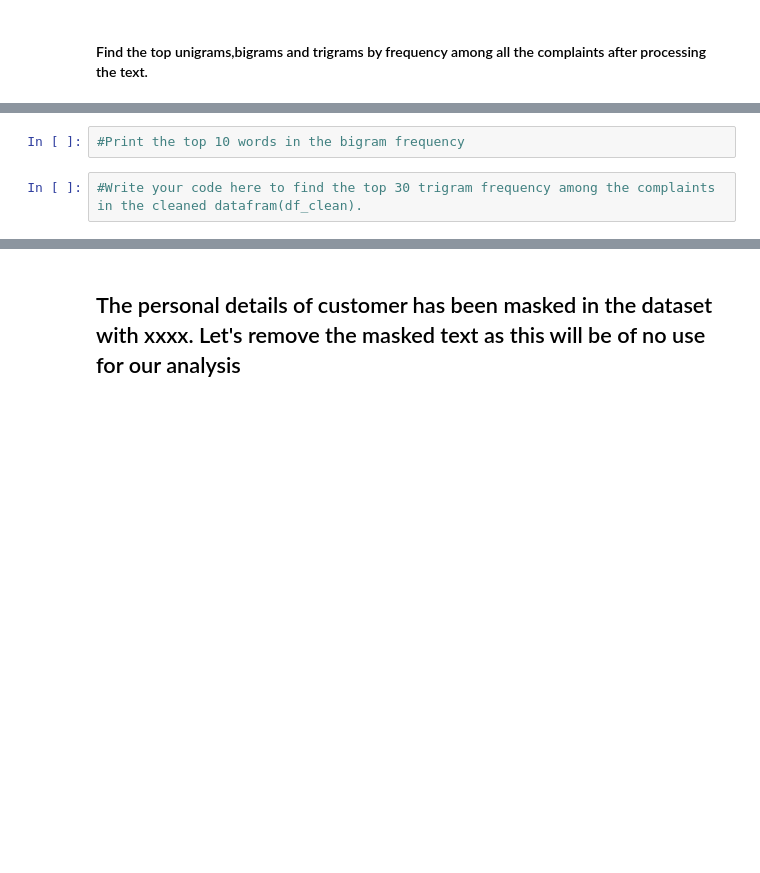
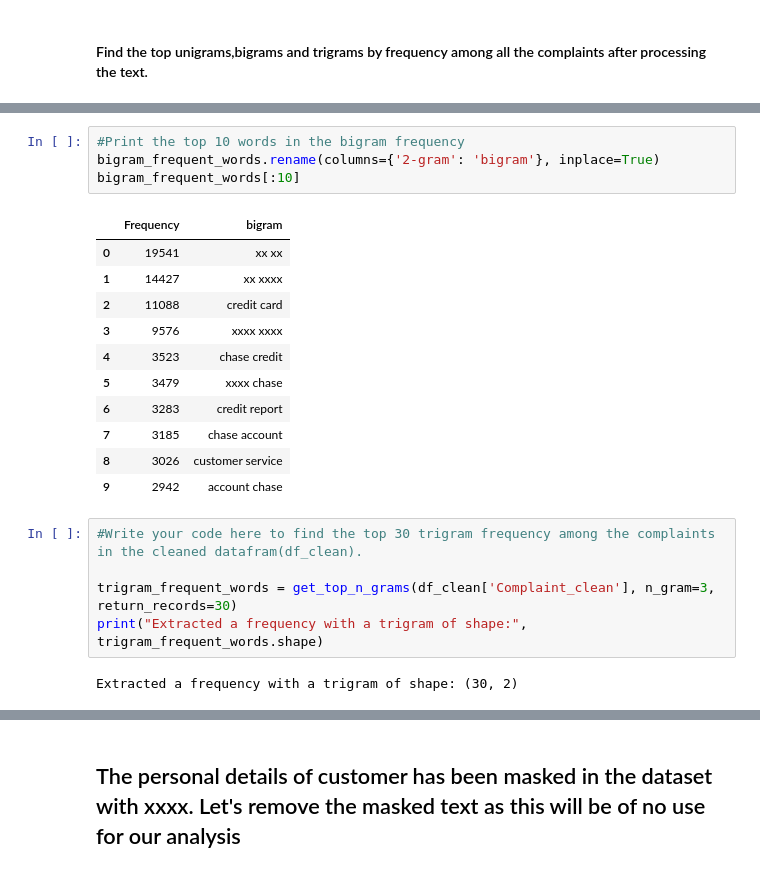
Before and after one commit to Vasista-Eranki/AutomaticTicketClassificationNLP, a Jupyter notebook: Automatic_Ticket_Classification_Assignment.ipynb, the cells around one changed output, grey strips where cells are left out. Drawn from its saved outputs; the diff is of its cells as text; blank space fills up the shorter version.

```diff
--- a/Automatic_Ticket_Classification_Assignment.ipynb
+++ b/Automatic_Ticket_Classification_Assignment.ipynb
@@ -307,6 +347,25 @@ df_clean['Complaint_clean'] = df_clean['complaint_POS_removed'].str.replace('-PR
 # %%
 #Print the top 10 words in the bigram frequency
+bigram_frequent_words.rename(columns={'2-gram': 'bigram'}, inplace=True)
+bigram_frequent_words[:10]
+# %% [output]
+|  | Frequency | bigram |
+| 0 | 19541 | xx xx |
+| 1 | 14427 | xx xxxx |
+| 2 | 11088 | credit card |
+| 3 | 9576 | xxxx xxxx |
+| 4 | 3523 | chase credit |
+| 5 | 3479 | xxxx chase |
+| 6 | 3283 | credit report |
+| 7 | 3185 | chase account |
+| 8 | 3026 | customer service |
+| 9 | 2942 | account chase |
 # %%
 #Write your code here to find the top 30 trigram frequency among the complaints in the cleaned datafram(df_clean).
+
+trigram_frequent_words = get_top_n_grams(df_clean['Complaint_clean'], n_gram=3, return_records=30)
+print("Extracted a frequency with a trigram of shape:", trigram_frequent_words.shape)
+# %% [output]
+Extracted a frequency with a trigram of shape: (30, 2)
 # %%
 #Print the top 10 words in the trigram frequency
```
Also changed, not shown: parts of 20 cells of this notebook.
